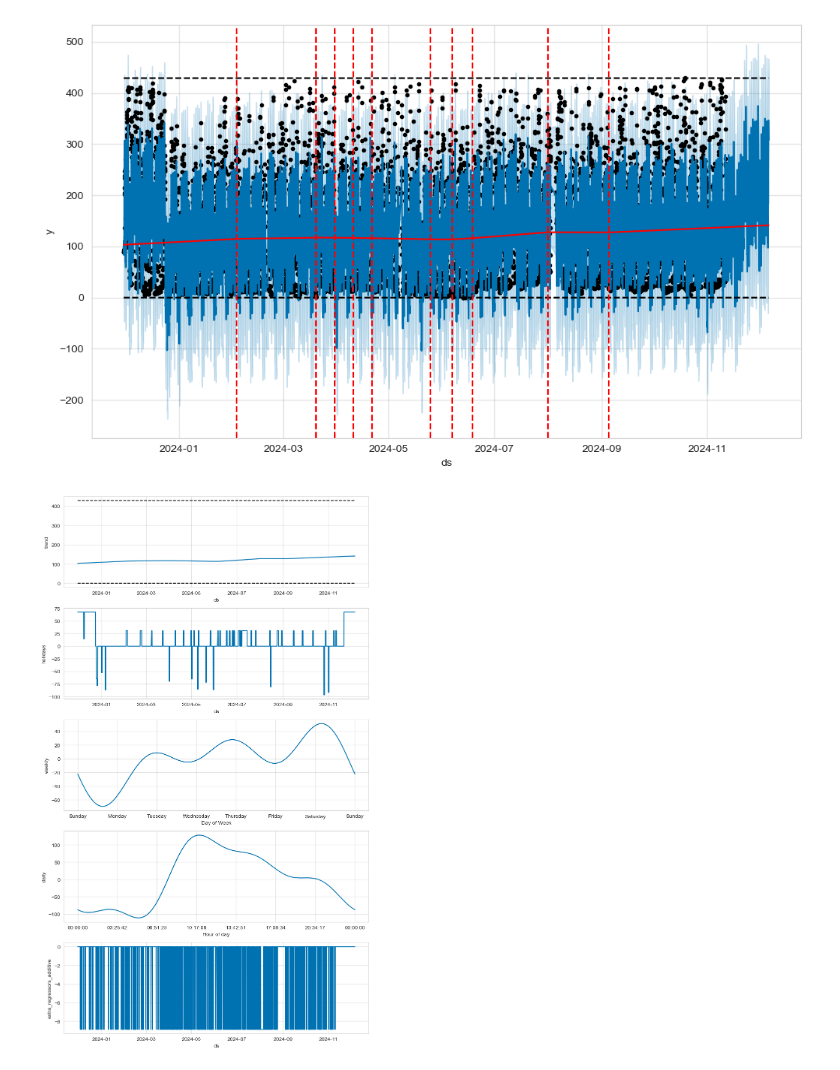
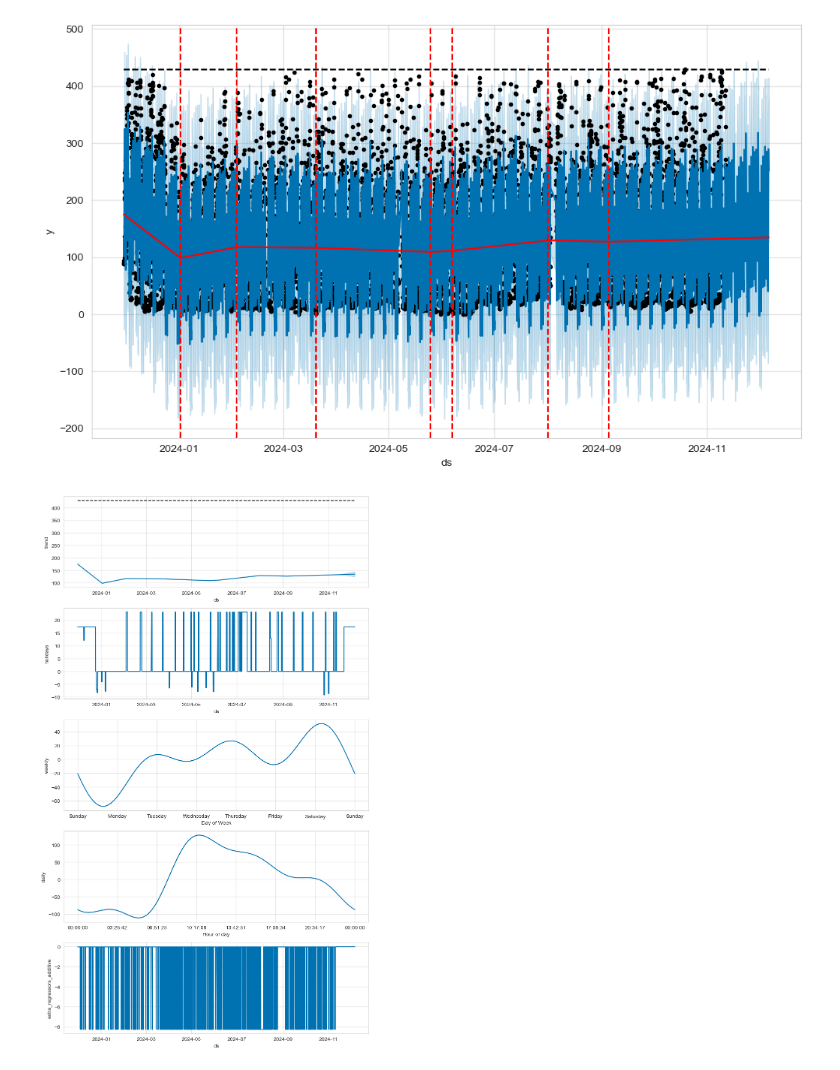
Before and after one commit to veronikaKircsev/ParkData, a Jupyter notebook: prophet.ipynb, the cells around one changed output. Saved outputs shown, nothing was run; the diff lists cells and outputs as text; code cells hidden in the pictures.

Commit message:
with diagnostic

```diff
--- a/prophet.ipynb
+++ b/prophet.ipynb
@@ -1,20 +1,14 @@
 # %%
-from cmdstanpy.stanfit import mcmc
-from meteostat import Point
-import calendar
-
 #python -m pip install prophet
 
+from meteostat import Point
 import pandas as pd
 from prophet import Prophet
 from prophet.plot import plot_plotly, plot_components_plotly, add_changepoints_to_plot
-import plotly.graph_objects as go
-import plotly.graph_objects as go
-import plotly.offline as py
-from prophet.utilities import regressor_coefficients
 import warnings
-import utils
 from meteostat import Hourly
+from prophet.diagnostics import cross_validation, performance_metrics
+
 
 def weather_data():
 
@@ -29,18 +23,6 @@ def weather_data():
     weather_hourly['time'] = pd.to_datetime(weather_hourly['time'])
     return weather_hourly
 
-"""
-def future_market_days():
-    future_time = pd.date_range(start='2023-11-30', end='2025-05-01', freq='H')
-    df = pd.DataFrame({
-    'timestamp': future_time,
-    'market_day': 1
-    })
-    df['timestamp'] = pd.to_datetime(df['timestamp'])
-    #df = df[(df['timestamp'].dt.hour >= 7) & (df['timestamp'].dt.hour < 13)]
-    df = df[df['timestamp'].dt.day_name().isin(['Wednesday', 'Saturday'])]
-    return df
-    """
 
 def future_chriskmarkt_days():
     future_time = pd.date_range(start='2024-11-22', end='2024-12-23', freq='D')
@@ -79,24 +61,6 @@ df_chris = df_events[df_events['event_name'] == 'Christkindlemarkt']
 df_events = df_events[df_events['event_name'] != 'Christkindlemarkt']
 df_chris =pd.concat([df_chris, future_chriskmarkt_days()])
 
-
-#df_markt = df[['timestamp', 'market_day']]
-#df_markt = df_markt[df_markt['market_day'] != 0]
-#df_markt = pd.concat([df_markt, future_market_days()])
-"""
-df_markt = future_market_days()
-print(df_markt)
-df_markt['ds'] = pd.to_datetime(df_markt['timestamp']).dt.date
-df_markt = df_markt.drop_duplicates(subset=['ds', 'market_day'])
-df_markt = df_markt.drop('timestamp', axis=1)
-
-markt_days = pd.DataFrame({
-  'holiday': 'markt_day',
-  'ds': df_markt['ds'],
-  'lower_window': 0,
-  'upper_window': 0,
-})
-"""
 events = pd.DataFrame({
   'holiday': 'event',
   'ds': df_events['ds'],
@@ -110,21 +74,9 @@ chris = pd.DataFrame({
     'upper_window': 0,
 })
 event_dates = pd.concat((chris, events))
-#mcmc_samples = 300
-m = Prophet( weekly_seasonality=True, holidays=event_dates, changepoint_prior_scale=0.5, growth='logistic', interval_width=0.95)
-#m.add_seasonality(name='weekly', period=7, fourier_order=3, prior_scale=0.1)
+m = Prophet( weekly_seasonality=True, holidays=event_dates, changepoint_prior_scale=0.1, seasonality_prior_scale=0.1, holidays_prior_scale= 0.01, interval_width=0.95)
+m.add_seasonality(name='weekly', period=168, fourier_order=3, prior_scale=0.2)
 
-"""
-def markt_days(ds):
-    date = pd.to_datetime(ds)
-    if date.weekday() == 3 or date.weekday() == 6:
-        return 1
-    else:
-        return 0
-df_p['markt_days'] = df_p['ds'].apply(markt_days)
-
-m.add_regressor('markt_days')
-""" # modell
 
 df_future_weather = pd.DataFrame(weather_data())
 print(df_future_weather)
@@ -154,37 +106,34 @@ def weather_hum(ds):
         row2 = df_future_weather[df_future_weather['time'].dt.date == date]
 
     if row1 is not None and not row1.empty and row1['rhum'].iloc[0] > 0:
-        return 1
+        return -1
     elif row2 is not None and not row2.empty and row2['rhum'].iloc[0] > 0:
-        return 1
+        return -1
     else:
         return 0
 
 df_p['sun'] = df_p['ds'].apply(weather_sun)
-df_p['hum'] = df_p['rhum'].apply(weather_hum)
+df_p['hum'] = df_p['ds'].apply(weather_hum)
 m.add_regressor('sun')
 m.add_regressor('hum')
 m.add_country_holidays(country_name='AT')
-#show_progress=False
 m.fit(df_p)
+
 
 
 future = m.make_future_dataframe(periods=600, freq='H')
 future['cap'] = 429
 future['floor'] = 0
-#future = m.make_future_dataframe(periods=180) # future data points
-#future['markt_days'] = future['ds'].apply(markt_days)# object
 
 future['sun'] = future['ds'].apply(weather_sun)
 future['hum'] = future['ds'].apply(weather_hum)
 forecast = m.predict(future)
 #forecast[(forecast['Christkindlemarkt'] + forecast['event']).abs() > 0][
-       # ['ds', 'Christkindlemarkt', 'event']][-10:]
+      #  ['ds', 'Christkindlemarkt', 'event']][-10:]
 
 
 #The predict method will assign each row in future a predicted value which it names yhat
 forecast[['ds', 'yhat', 'yhat_lower', 'yhat_upper']].tail() #row in future a predicted value which it names yhat as well as columns for components and uncertainty intervals.
-print(forecast)
 
 
 fig1 = m.plot(forecast)
@@ -232,2 +164,2 @@ plot_components_plotly(m, forecast)
-[figure, old version]
+[figure, new version]
-[figure, old version]
+[figure, new version]
```
Also changed, not shown: parts of 8 cells of this notebook.
